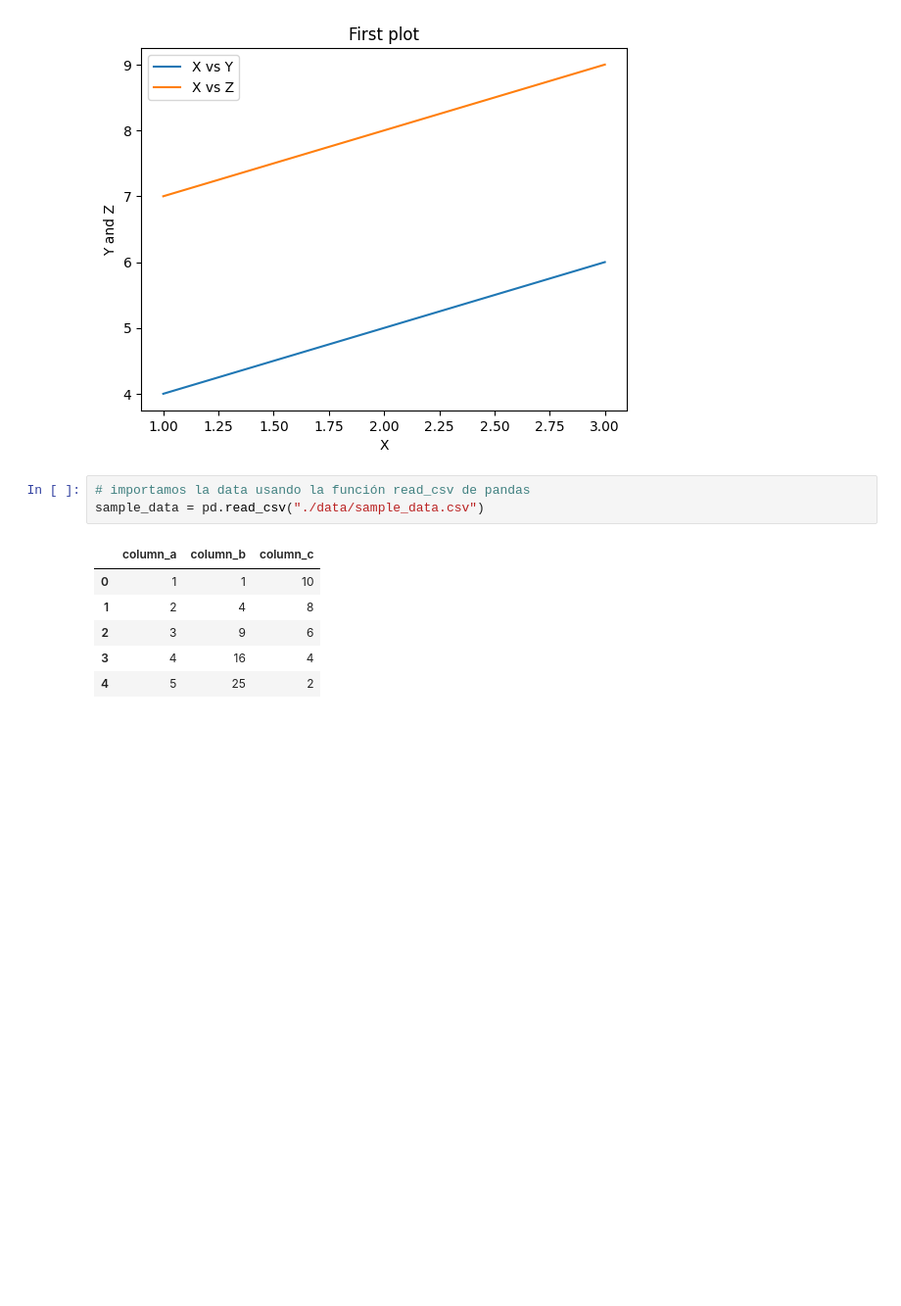
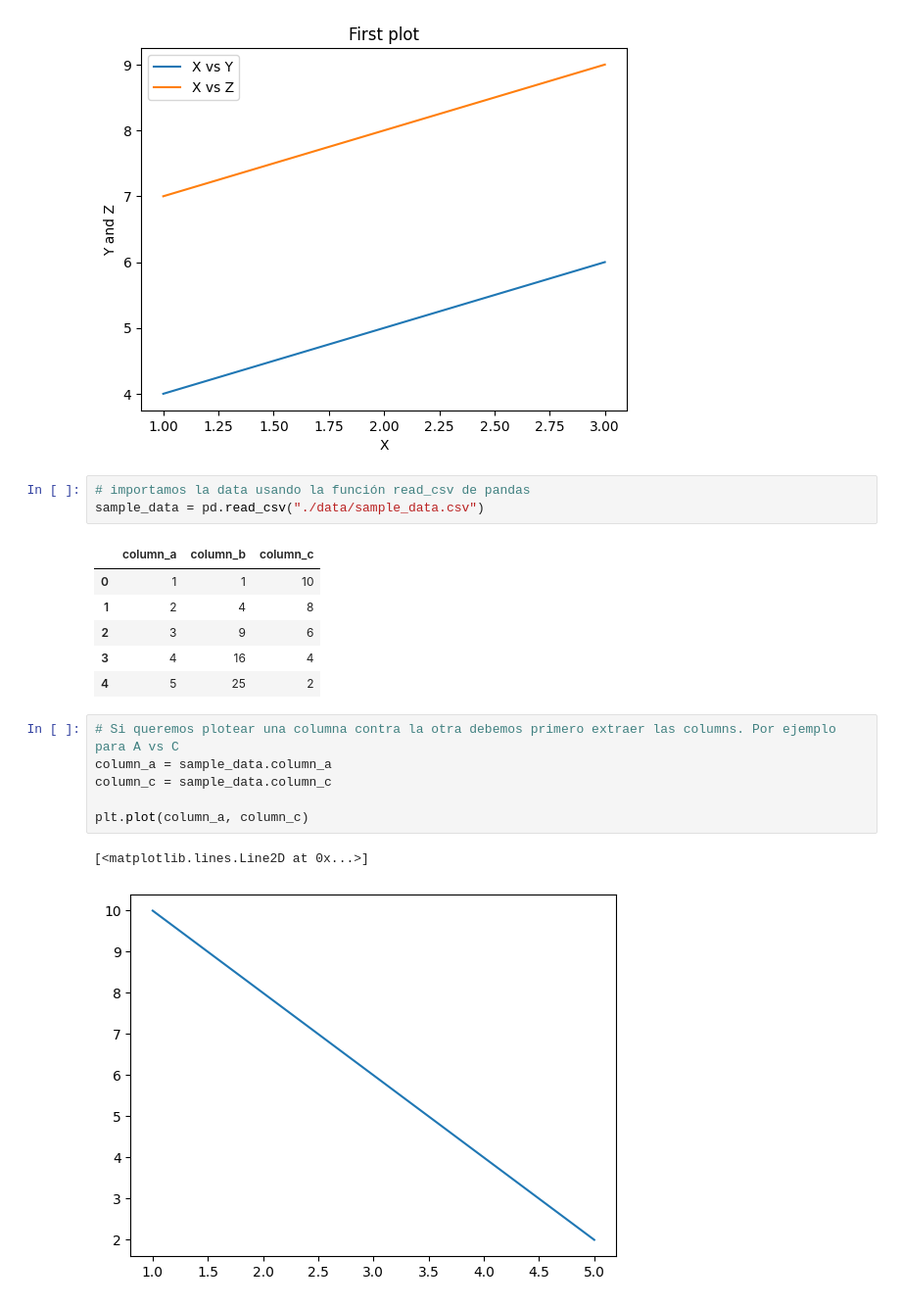
Before and after one commit to Joscord/matplotlib-tutorial, a Jupyter notebook: script.ipynb, the cells around one changed output. Shown at 98% size. Drawn from its saved outputs; the diff is of its cells as text; blank space fills up the shorter version.

Commit message:
feat: write statement to retrieve columns from df and plot them against each other

```diff
--- a/script.ipynb
+++ b/script.ipynb
@@ -34,3 +34,12 @@ sample_data = pd.read_csv("./data/sample_data.csv")
 | 2 | 3 | 9 | 6 |
 | 3 | 4 | 16 | 4 |
 | 4 | 5 | 25 | 2 |
+# %%
+# Si queremos plotear una columna contra la otra debemos primero extraer las columns. Por ejemplo para A vs C
+column_a = sample_data.column_a
+column_c = sample_data.column_c
+
+plt.plot(column_a, column_c)
+# %% [output]
+[<matplotlib.lines.Line2D at 0x...>]
+[figure, added]
```
